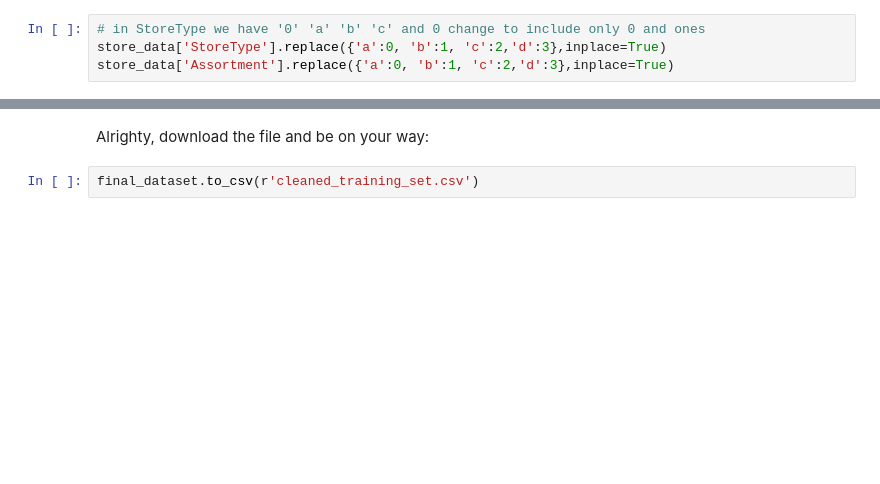
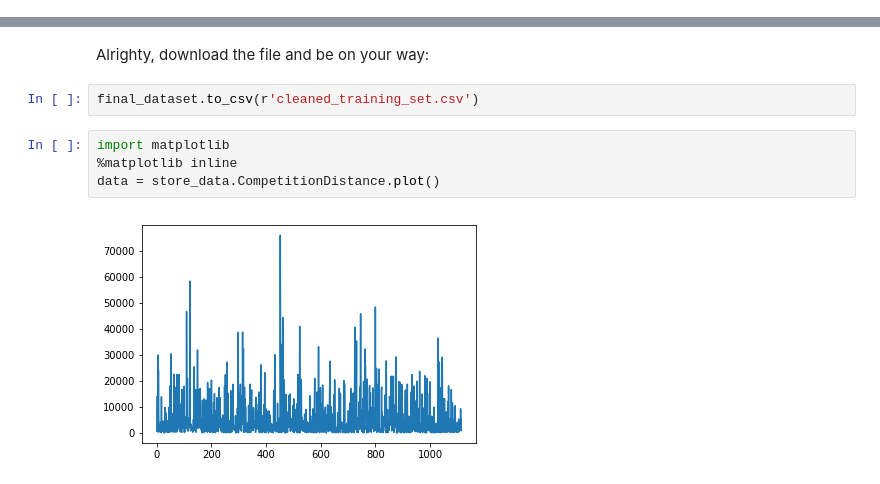
Before and after one commit to EdithChorev/Team1, a Jupyter notebook: Rossman Dataset | Cleaning and Merging.ipynb, the cells around one changed output, grey strips where cells are left out. Saved outputs shown, nothing was run; the diff lists cells and outputs as text; blank space fills up the shorter version.

```diff
--- a/Rossman Dataset | Cleaning and Merging.ipynb
+++ b/Rossman Dataset | Cleaning and Merging.ipynb
@@ -108,4 +108,0 @@ Finally, we can recategorize StoreType and Assortment to contain integers (0-3)
-# %%
-# in StoreType we have '0' 'a' 'b' 'c' and 0 change to include only 0 and ones
-store_data['StoreType'].replace({'a':0, 'b':1, 'c':2,'d':3},inplace=True)
-store_data['Assortment'].replace({'a':0, 'b':1, 'c':2,'d':3},inplace=True)
@@ -245,3 +307,9 @@ final_dataset.head()
 Alrighty, download the file and be on your way:
 # %%
 final_dataset.to_csv(r'cleaned_training_set.csv')
+# %%
+import matplotlib
+%matplotlib inline
+data = store_data.CompetitionDistance.plot()
+# %% [output]
+[figure, added]
```
Also changed, not shown: parts of 14 cells of this notebook, 1 other file.
